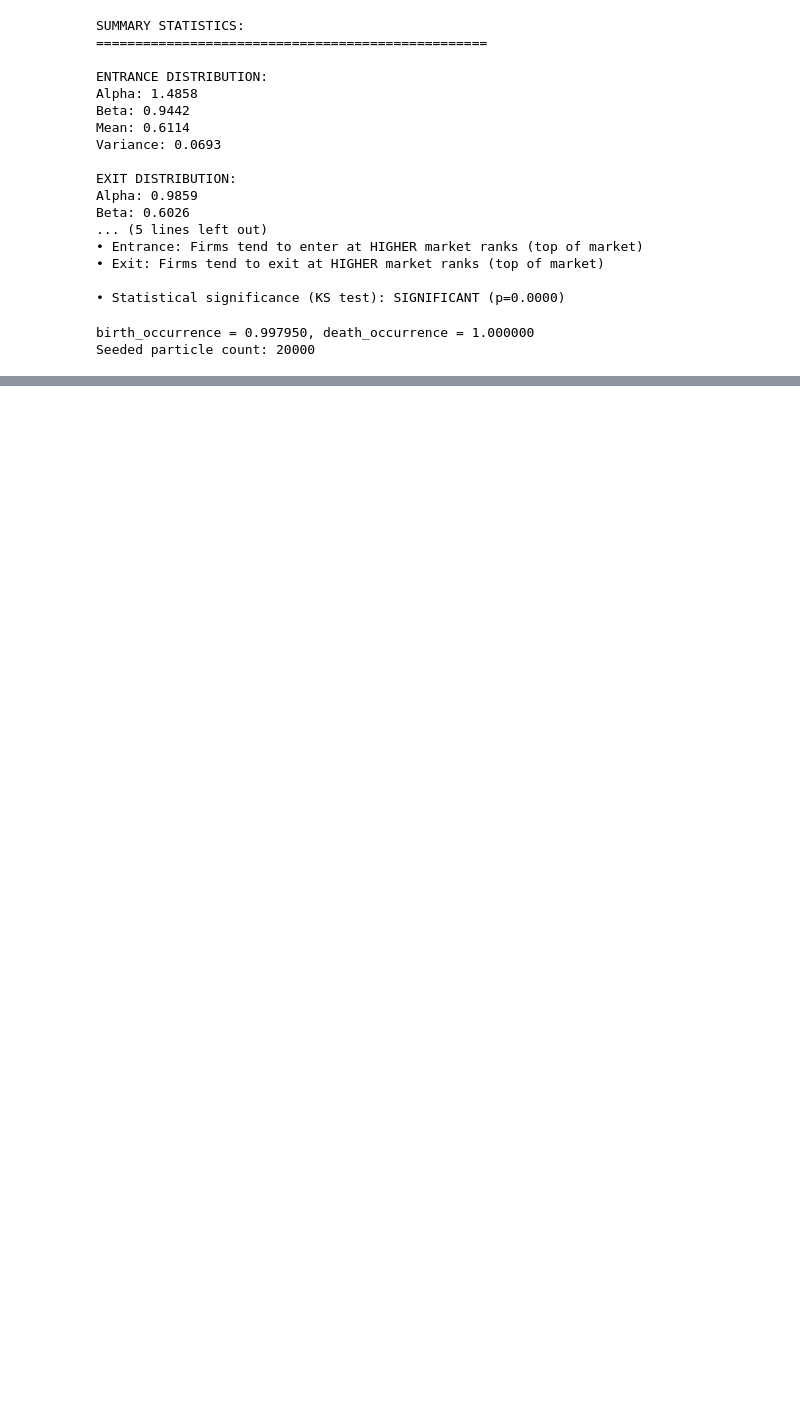
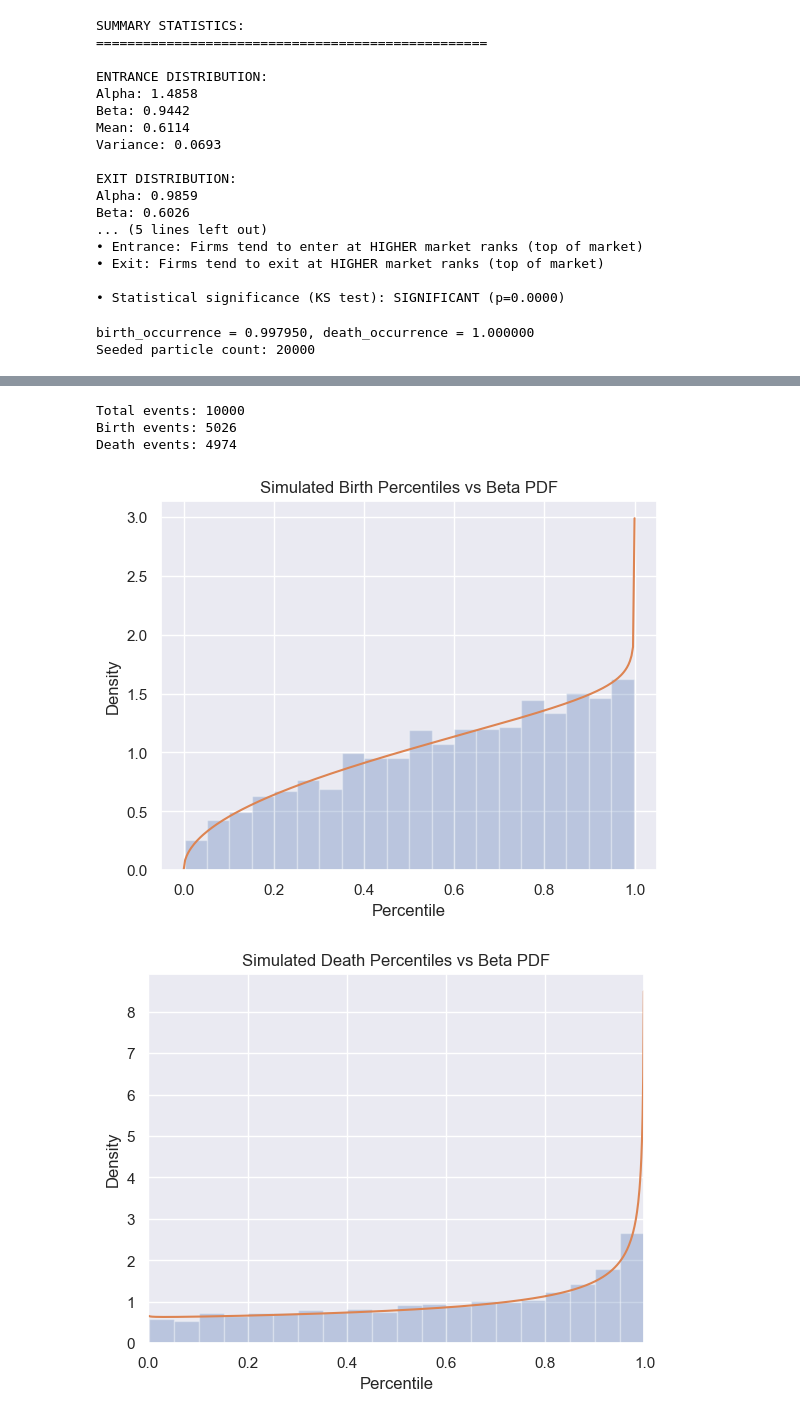
Before and after one commit to caroline-smyth/summer-math, a Jupyter notebook: entrances_and_exits.ipynb, the cells around one changed output, grey strips where cells are left out. Drawn from its saved outputs; the diff is of its cells as text; code cells hidden in the pictures; blank space fills up the shorter version.

```diff
--- a/entrances_and_exits.ipynb
+++ b/entrances_and_exits.ipynb
@@ -900,35 +642,23 @@ total_rates = λ_total(particles)
 birth_occurrence = 0.997950, death_occurrence = 1.000000
 Seeded particle count: 20000
 # %%
-# simulation horizon, in month units bc lambdas are per month
+# branching particle simulation (Beta intensities, 10000 events)
 t = 0.0
-i = 0
-events = []  # to record (type, time, x)
+events = []
 
-# main loop - one Exp clock per particle
-#while t < T_sim and len(particles) > 0:
-while i < 10000:
-    # compute each particle’s total intensity
-    i +=1 # counting loop iterations to make sure it doesn't just stop at 1
-    rates = λ_total(particles)         # vector of λ_i
-    # pull waiting times ~ Exp(λ_i)
+for i in range(10000):
+    rates = λ_total(particles)
     taus = np.random.exponential(1.0 / rates)
 
-    # find next event
     i_star = np.argmin(taus)
     dt = taus[i_star]
     t += dt
     x_i = particles[i_star]
 
-    # pick birth vs death
     if np.random.rand() < λ_birth(x_i) / λ_total(x_i):
-        # birth: add a new particle at the same percentile
         particles = np.append(particles, x_i)
         particles = np.clip(particles, 1e-6, 1-1e-6)
         events.append(('birth', t, x_i))
     else:
-        # death: remove that particle
         events.append(('death', t, x_i))
         particles = np.delete(particles, i_star)
-#print("Loop iterations:", i)
-#print("Events recorded:", len(events))
@@ -1066,0 +665,48 @@ plt.legend()
+# %%
+# simulation summary
+
+df_sim = pd.DataFrame(events, columns=['event', 'time', 'percentile'])
+counts = df_sim['event'].value_counts()
+print("Total events:", len(df_sim))
+print("Birth events:", counts.get('birth', 0))
+print("Death events:", counts.get('death', 0))
+# %% [output]
+Total events: 10000
+Birth events: 5026
+Death events: 4974
+# %%
+# birth and death density vs Beta PDF
+
+x_vals = np.linspace(0, 1, 300)
+
+plt.figure()
+plt.hist(df_sim[df_sim['event']=='birth']['percentile'], bins=20, density=True, alpha=0.3)
+plt.plot(x_vals, pdf_birth(x_vals))
+plt.title('Simulated Birth Percentiles vs Beta PDF')
+plt.xlabel('Percentile')
+plt.ylabel('Density')
+plt.savefig(out_dir / "birth_density_beta.pdf", bbox_inches="tight")
+plt.show()
+
+death = df_sim.loc[df_sim['event']=='death', 'percentile'].dropna()
+pad = 0.01
+lo = max(0.0, death.min() - pad)
+hi = min(1.0, death.max() + pad)
+F = lambda x: beta.cdf(x, α_d, β_d, loc=0, scale=1)
+f = lambda x: beta.pdf(x, α_d, β_d, loc=0, scale=1)
+Z = max(F(hi) - F(lo), 1e-12)
+f_cond = lambda x: f(x) / Z
+
+x = np.linspace(lo, hi, 800)
+plt.figure()
+plt.hist(death, bins=20, density=True, alpha=0.3)
+plt.plot(x, f_cond(x))
+plt.xlim(lo, hi)
+plt.title('Simulated Death Percentiles vs Beta PDF')
+plt.xlabel('Percentile')
+plt.ylabel('Density')
+plt.savefig(out_dir / "death_density_beta.pdf", bbox_inches="tight")
+plt.show()
+# %% [output]
+[figure, added]
+[figure, added]
```
Also changed, not shown: parts of 51 cells of this notebook, 15 other files.
